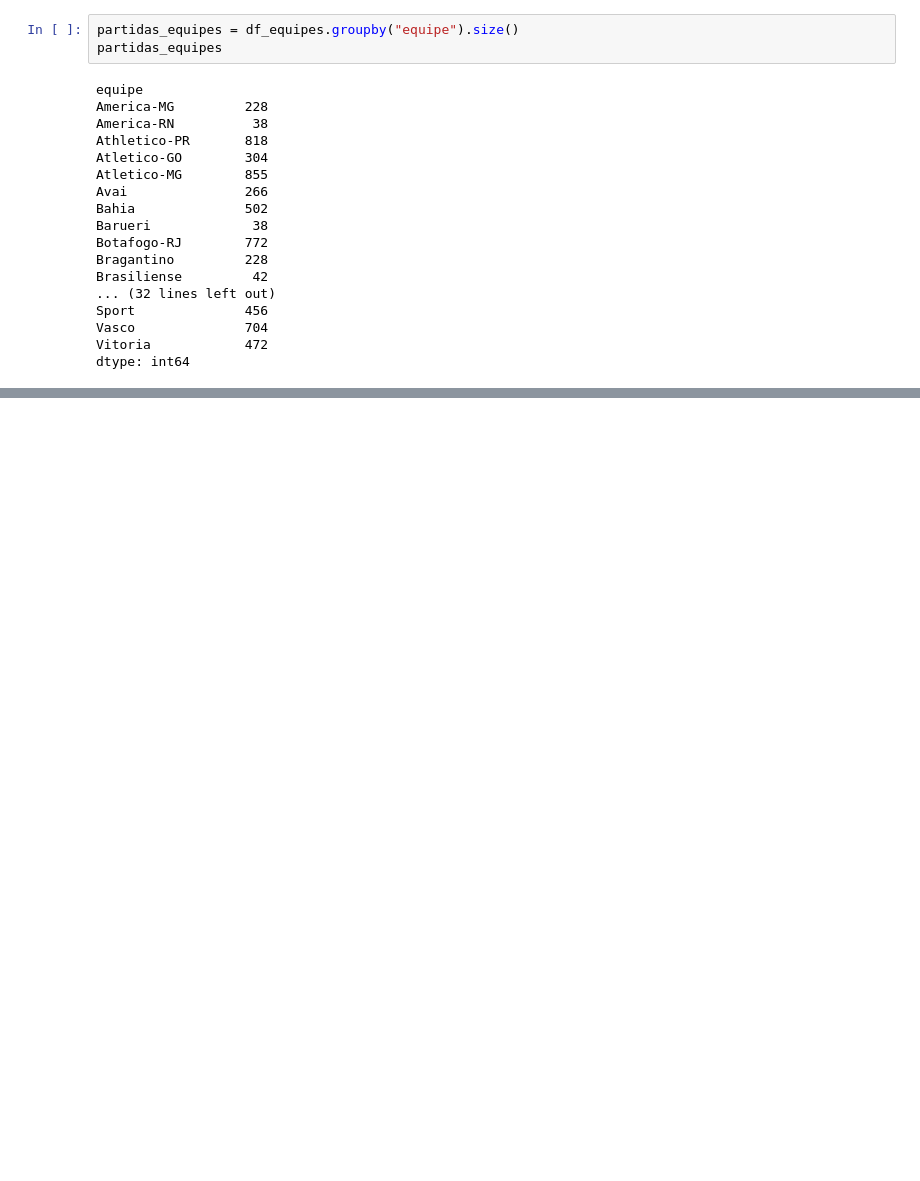
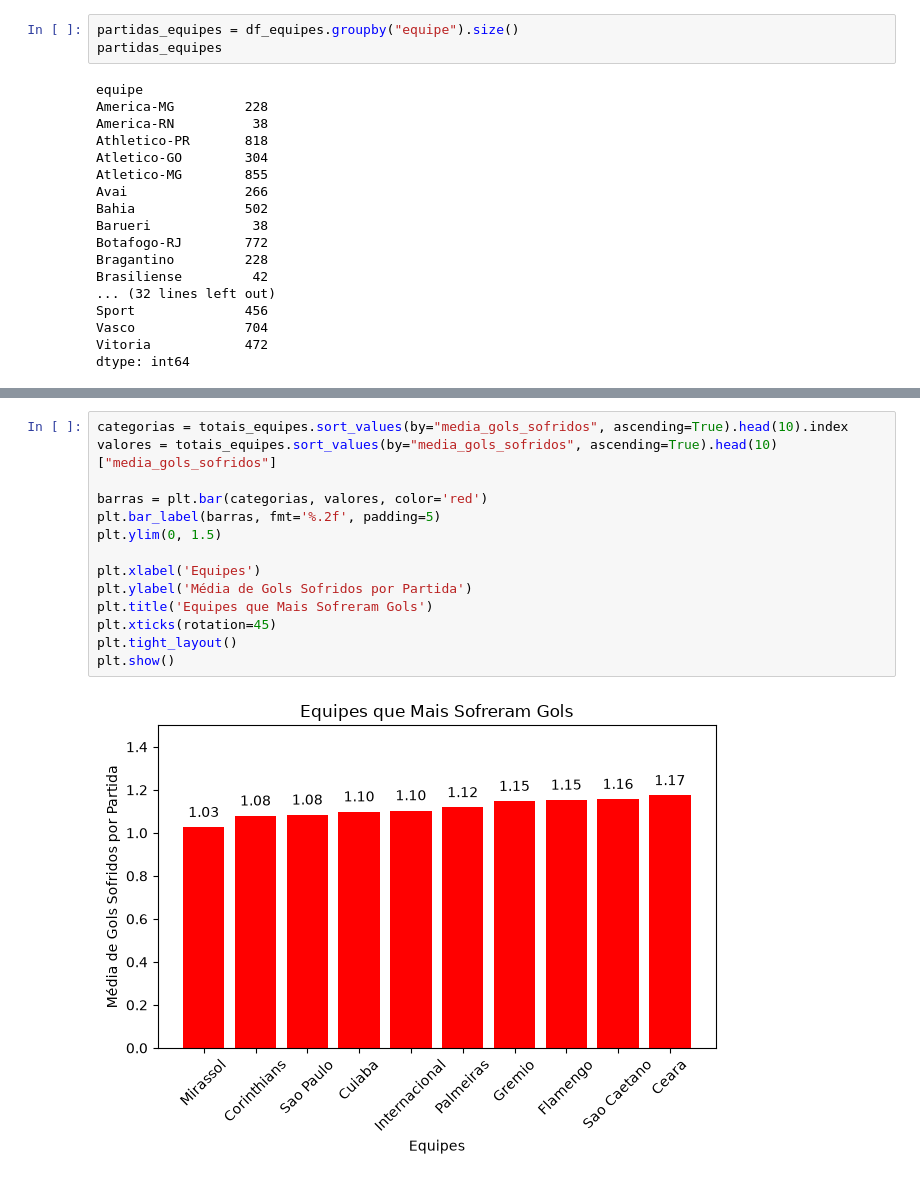
Before and after one commit to LuizFernand018/brasileirao-analytics, a Jupyter notebook: notebooks/01_exploracao_inicial.ipynb, the cells around one changed output, grey strips where cells are left out. Saved outputs shown, nothing was run; the diff lists cells and outputs as text; blank space fills up the shorter version.

```diff
--- a/notebooks/01_exploracao_inicial.ipynb
+++ b/notebooks/01_exploracao_inicial.ipynb
@@ -534,0 +592,16 @@ totais_equipes.head(15)
+# %%
+categorias = totais_equipes.sort_values(by="media_gols_sofridos", ascending=True).head(10).index
+valores = totais_equipes.sort_values(by="media_gols_sofridos", ascending=True).head(10)["media_gols_sofridos"]
+
+barras = plt.bar(categorias, valores, color='red')
+plt.bar_label(barras, fmt='%.2f', padding=5)
+plt.ylim(0, 1.5)
+
+plt.xlabel('Equipes')
+plt.ylabel('Média de Gols Sofridos por Partida')
+plt.title('Equipes que Mais Sofreram Gols')
+plt.xticks(rotation=45)
+plt.tight_layout()
+plt.show()
+# %% [output]
+[figure, added]
```
Also changed, not shown: parts of 8 cells of this notebook.
